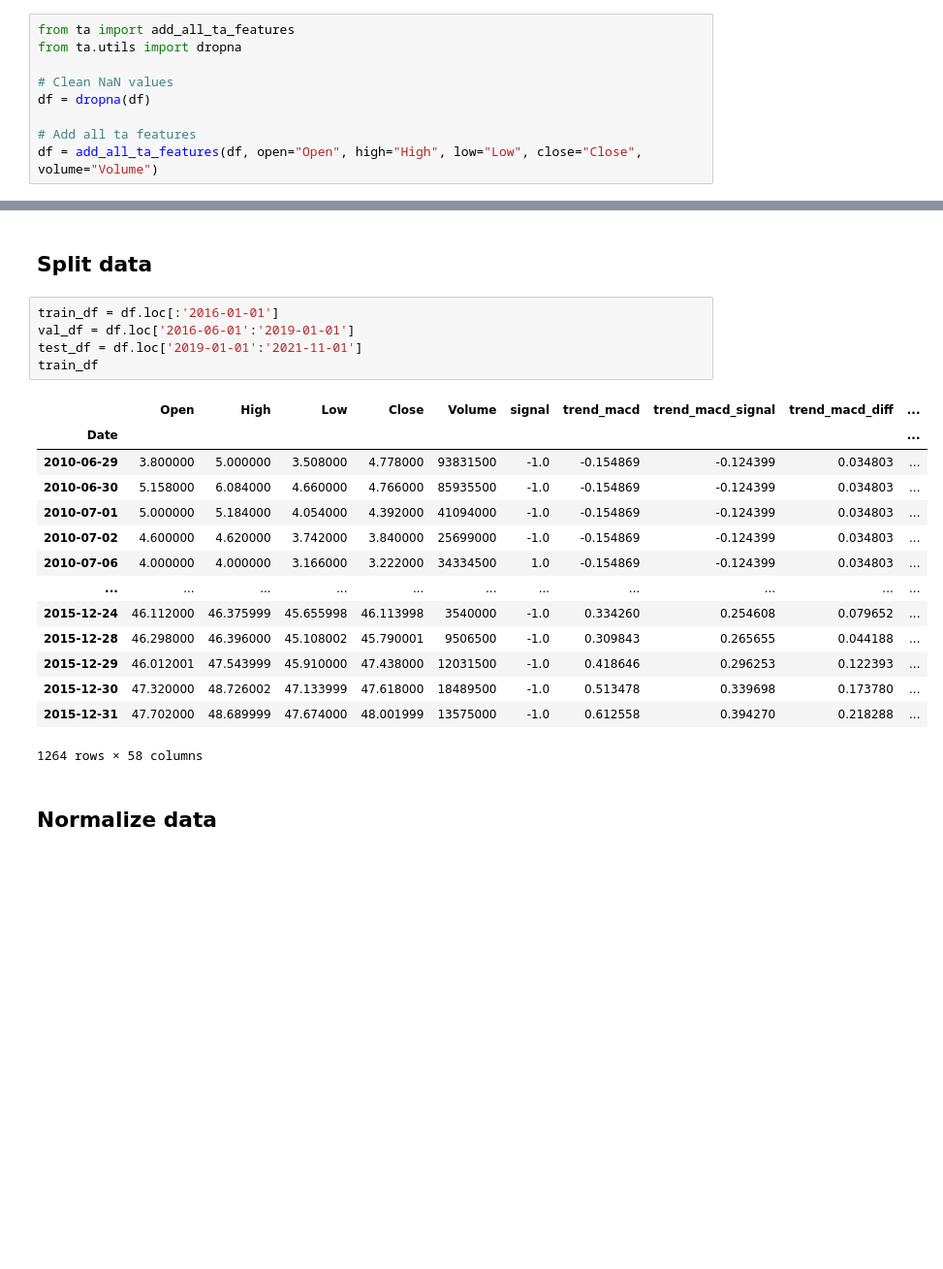
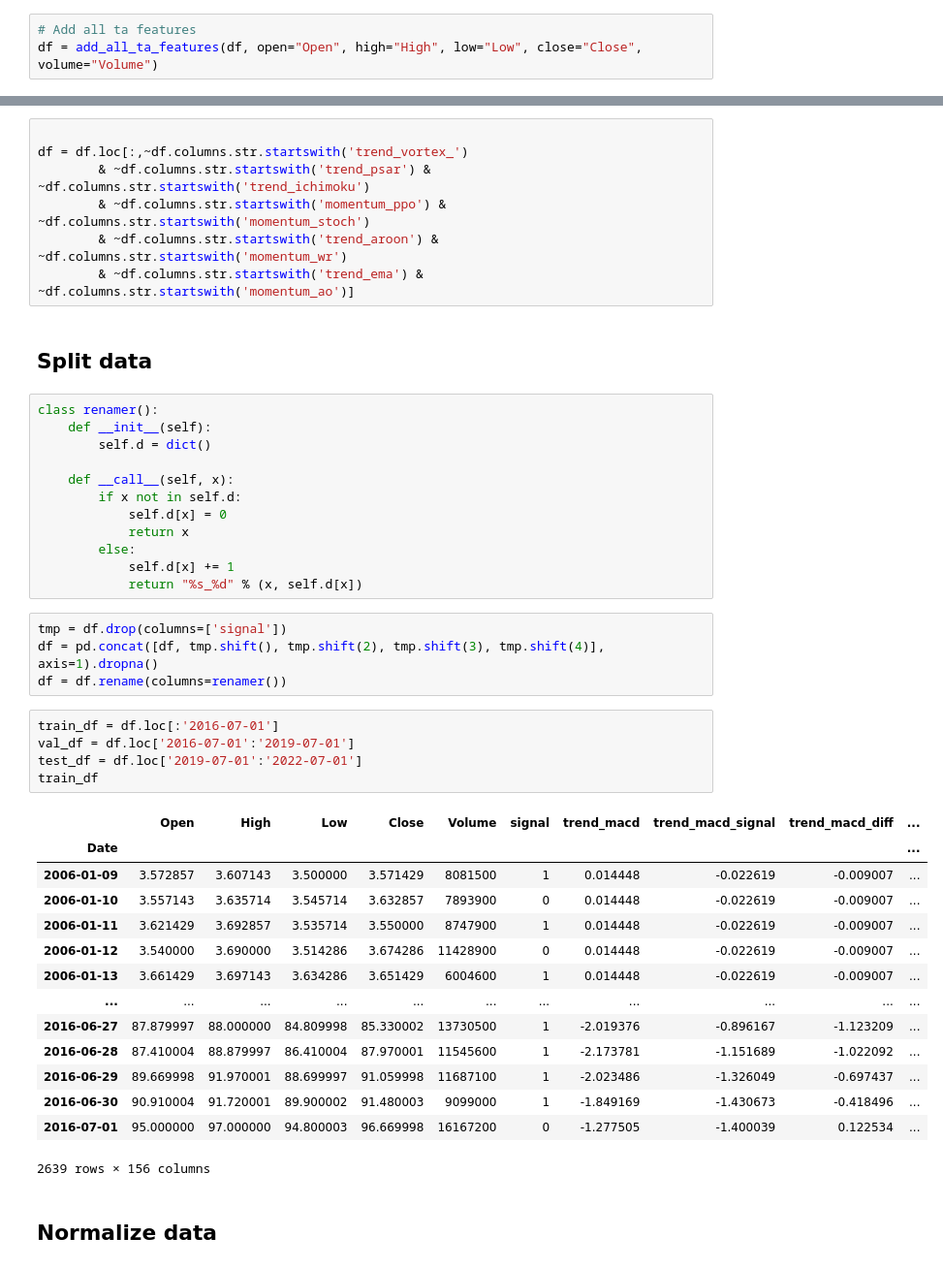
Before and after one commit to aminesnow/fin_analysis, a Jupyter notebook: momentum/momentum.ipynb, the cells around one changed output, grey strips where cells are left out. Shown at 97% size. Saved outputs shown, nothing was run; the diff lists cells and outputs as text; blank space fills up the shorter version.

```diff
--- a/momentum/momentum.ipynb
+++ b/momentum/momentum.ipynb
@@ -44,10 +49,4 @@ See the caveats in the documentation: https://pandas.pydata.org/pandas-docs/stab
 # %%
-from ta import add_all_ta_features
-from ta.utils import dropna
-
-# Clean NaN values
-df = dropna(df)
-
 # Add all ta features
 df = add_all_ta_features(df, open="Open", high="High", low="Low", close="Close", volume="Volume")
 # %%
@@ -73,25 +74,48 @@ df
+# %%
+
+df = df.loc[:,~df.columns.str.startswith('trend_vortex_')
+        & ~df.columns.str.startswith('trend_psar') & ~df.columns.str.startswith('trend_ichimoku')
+        & ~df.columns.str.startswith('momentum_ppo') & ~df.columns.str.startswith('momentum_stoch')
+        & ~df.columns.str.startswith('trend_aroon') & ~df.columns.str.startswith('momentum_wr')
+        & ~df.columns.str.startswith('trend_ema') & ~df.columns.str.startswith('momentum_ao')]
 # %% [markdown]
 ## Split data
+# %%
+class renamer():
+    def __init__(self):
+        self.d = dict()
+
+    def __call__(self, x):
+        if x not in self.d:
+            self.d[x] = 0
+            return x
+        else:
+            self.d[x] += 1
+            return "%s_%d" % (x, self.d[x])
+# %%
+tmp = df.drop(columns=['signal'])
+df = pd.concat([df, tmp.shift(), tmp.shift(2), tmp.shift(3), tmp.shift(4)], axis=1).dropna()
+df = df.rename(columns=renamer())
 # %%
-train_df = df.loc[:'2016-01-01']
-val_df = df.loc['2016-06-01':'2019-01-01']
-test_df = df.loc['2019-01-01':'2021-11-01']
+train_df = df.loc[:'2016-07-01']
+val_df = df.loc['2016-07-01':'2019-07-01']
+test_df = df.loc['2019-07-01':'2022-07-01']
 train_df
 # %% [output]
 |  | Open | High | Low | Close | Volume | signal | trend_macd | trend_macd_signal | trend_macd_diff | ... |
 | Date |  |  |  |  |  |  |  |  |  | ... |
-| 2010-06-29 | 3.800000 | 5.000000 | 3.508000 | 4.778000 | 93831500 | -1.0 | -0.154869 | -0.124399 | 0.034803 | ... |
-| 2010-06-30 | 5.158000 | 6.084000 | 4.660000 | 4.766000 | 85935500 | -1.0 | -0.154869 | -0.124399 | 0.034803 | ... |
-| 2010-07-01 | 5.000000 | 5.184000 | 4.054000 | 4.392000 | 41094000 | -1.0 | -0.154869 | -0.124399 | 0.034803 | ... |
-| 2010-07-02 | 4.600000 | 4.620000 | 3.742000 | 3.840000 | 25699000 | -1.0 | -0.154869 | -0.124399 | 0.034803 | ... |
-| 2010-07-06 | 4.000000 | 4.000000 | 3.166000 | 3.222000 | 34334500 | 1.0 | -0.154869 | -0.124399 | 0.034803 | ... |
+| 2006-01-09 | 3.572857 | 3.607143 | 3.500000 | 3.571429 | 8081500 | 1 | 0.014448 | -0.022619 | -0.009007 | ... |
+| 2006-01-10 | 3.557143 | 3.635714 | 3.545714 | 3.632857 | 7893900 | 0 | 0.014448 | -0.022619 | -0.009007 | ... |
+| 2006-01-11 | 3.621429 | 3.692857 | 3.535714 | 3.550000 | 8747900 | 1 | 0.014448 | -0.022619 | -0.009007 | ... |
+| 2006-01-12 | 3.540000 | 3.690000 | 3.514286 | 3.674286 | 11428900 | 0 | 0.014448 | -0.022619 | -0.009007 | ... |
+| 2006-01-13 | 3.661429 | 3.697143 | 3.634286 | 3.651429 | 6004600 | 1 | 0.014448 | -0.022619 | -0.009007 | ... |
 | ... | ... | ... | ... | ... | ... | ... | ... | ... | ... | ... |
-| 2015-12-24 | 46.112000 | 46.375999 | 45.655998 | 46.113998 | 3540000 | -1.0 | 0.334260 | 0.254608 | 0.079652 | ... |
-| 2015-12-28 | 46.298000 | 46.396000 | 45.108002 | 45.790001 | 9506500 | -1.0 | 0.309843 | 0.265655 | 0.044188 | ... |
-| 2015-12-29 | 46.012001 | 47.543999 | 45.910000 | 47.438000 | 12031500 | -1.0 | 0.418646 | 0.296253 | 0.122393 | ... |
-| 2015-12-30 | 47.320000 | 48.726002 | 47.133999 | 47.618000 | 18489500 | -1.0 | 0.513478 | 0.339698 | 0.173780 | ... |
-| 2015-12-31 | 47.702000 | 48.689999 | 47.674000 | 48.001999 | 13575000 | -1.0 | 0.612558 | 0.394270 | 0.218288 | ... |
+| 2016-06-27 | 87.879997 | 88.000000 | 84.809998 | 85.330002 | 13730500 | 1 | -2.019376 | -0.896167 | -1.123209 | ... |
+| 2016-06-28 | 87.410004 | 88.879997 | 86.410004 | 87.970001 | 11545600 | 1 | -2.173781 | -1.151689 | -1.022092 | ... |
+| 2016-06-29 | 89.669998 | 91.970001 | 88.699997 | 91.059998 | 11687100 | 1 | -2.023486 | -1.326049 | -0.697437 | ... |
+| 2016-06-30 | 90.910004 | 91.720001 | 89.900002 | 91.480003 | 9099000 | 1 | -1.849169 | -1.430673 | -0.418496 | ... |
+| 2016-07-01 | 95.000000 | 97.000000 | 94.800003 | 96.669998 | 16167200 | 0 | -1.277505 | -1.400039 | 0.122534 | ... |
-1264 rows × 58 columns
+2639 rows × 156 columns
 # %% [markdown]
 ## Normalize data
 # %%
```
Also changed, not shown: parts of 13 cells of this notebook.
